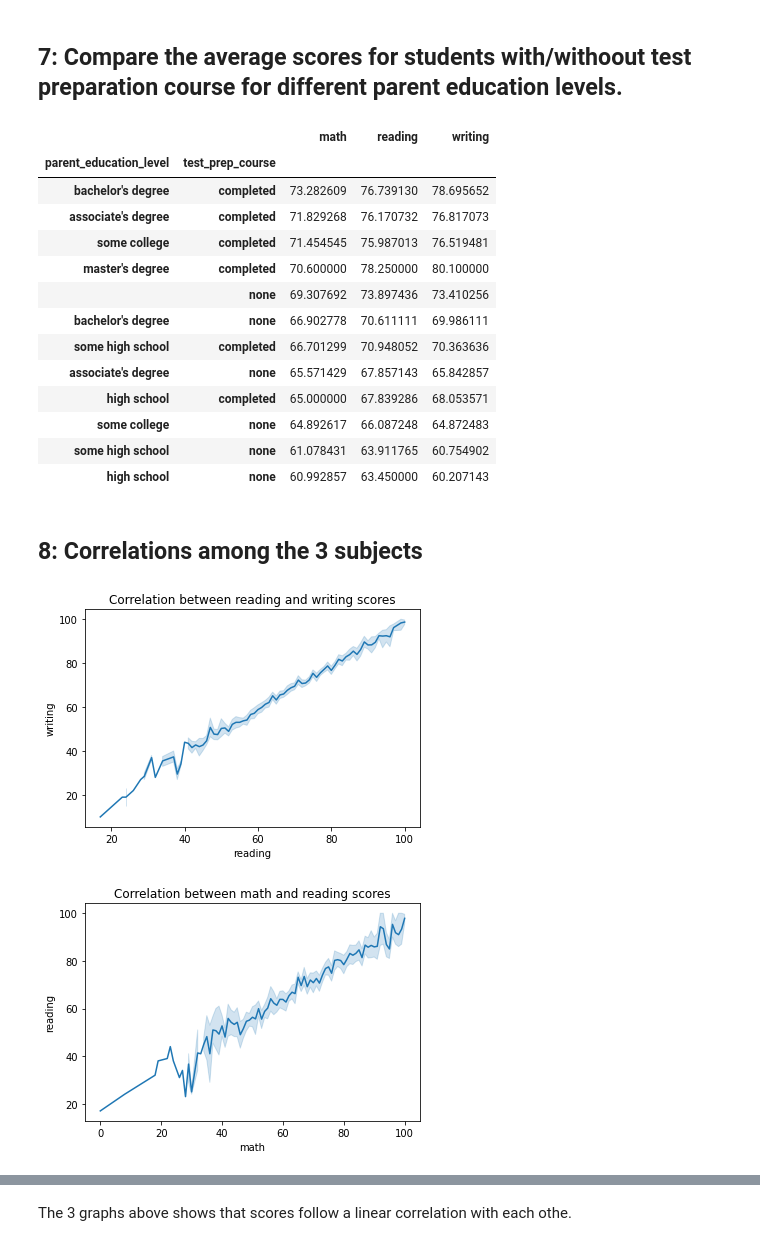
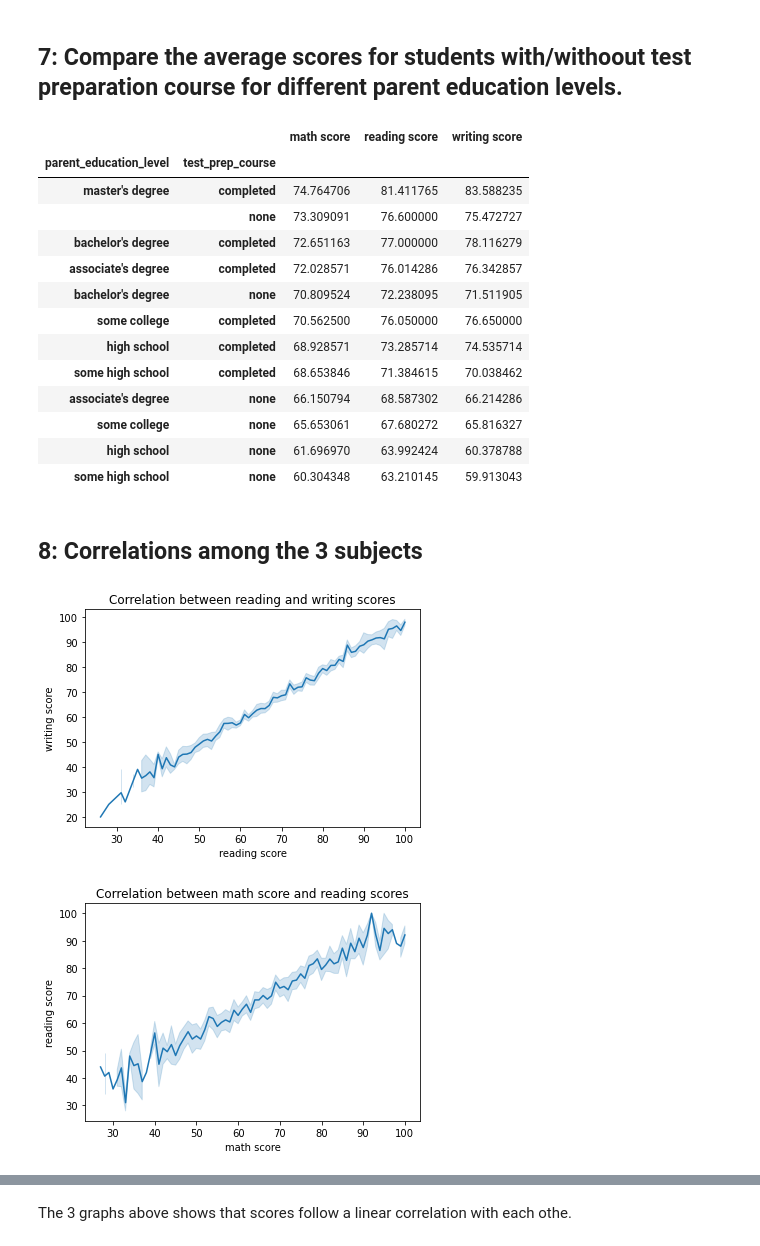
Before and after one commit to JustSp3cial/Student-Performance-Analysis, a Jupyter notebook: student-performance-analysis.ipynb, the cells around one changed output, grey strips where cells are left out. Cells and saved outputs as stored; diff of their text form; code cells hidden in the pictures.

```diff
--- a/student-performance-analysis.ipynb
+++ b/student-performance-analysis.ipynb
@@ -31,6 +31,6 @@ import matplotlib.pyplot as plt
 import seaborn as sns
 
 # Reading in the data
-df = pd.read_csv('data/exams.csv')
+df = pd.read_csv('exams.csv')
 df.head()
 # %% [output]
@@ -55,6 +55,6 @@ df.describe()
 # %% [markdown]
 A column  titled **average_score** is added to the dataset. This will be used in ralation to other categorical variables in the dataset.
 # %%
-df['average_score'] =(df['math'] + df['writing'] + df['reading']) / 3
+df['average_score'] =(df['math score'] + df['writing score'] + df['reading score']) / 3
 df
 # %% [output]
@@ -160,31 +161,31 @@ It can be deduced that the higher the parent education level, the better the stu
 # %% [markdown]
 ## 7: Compare the average scores for students with/withoout test preparation course for different parent education levels.
 # %%
-df_1 = df.groupby(['parent_education_level', 'test_prep_course'])[['math', 'reading', 'writing']].mean()
-df_1.sort_values('math', ascending = False)
+df_1 = df.groupby(['parent_education_level', 'test_prep_course'])[['math score', 'reading score', 'writing score']].mean()
+df_1.sort_values('math score', ascending = False)
 # %% [output]
-|  |  | math | reading | writing |
+|  |  | math score | reading score | writing score |
 | parent_education_level | test_prep_course |  |  |  |
-| bachelor's degree | completed | 73.282609 | 76.739130 | 78.695652 |
-| associate's degree | completed | 71.829268 | 76.170732 | 76.817073 |
-| some college | completed | 71.454545 | 75.987013 | 76.519481 |
-| master's degree | completed | 70.600000 | 78.250000 | 80.100000 |
-|  | none | 69.307692 | 73.897436 | 73.410256 |
-| bachelor's degree | none | 66.902778 | 70.611111 | 69.986111 |
-| some high school | completed | 66.701299 | 70.948052 | 70.363636 |
-| associate's degree | none | 65.571429 | 67.857143 | 65.842857 |
-| high school | completed | 65.000000 | 67.839286 | 68.053571 |
-| some college | none | 64.892617 | 66.087248 | 64.872483 |
-| some high school | none | 61.078431 | 63.911765 | 60.754902 |
-| high school | none | 60.992857 | 63.450000 | 60.207143 |
+| master's degree | completed | 74.764706 | 81.411765 | 83.588235 |
+|  | none | 73.309091 | 76.600000 | 75.472727 |
+| bachelor's degree | completed | 72.651163 | 77.000000 | 78.116279 |
+| associate's degree | completed | 72.028571 | 76.014286 | 76.342857 |
+| bachelor's degree | none | 70.809524 | 72.238095 | 71.511905 |
+| some college | completed | 70.562500 | 76.050000 | 76.650000 |
+| high school | completed | 68.928571 | 73.285714 | 74.535714 |
+| some high school | completed | 68.653846 | 71.384615 | 70.038462 |
+| associate's degree | none | 66.150794 | 68.587302 | 66.214286 |
+| some college | none | 65.653061 | 67.680272 | 65.816327 |
+| high school | none | 61.696970 | 63.992424 | 60.378788 |
+| some high school | none | 60.304348 | 63.210145 | 59.913043 |
 # %% [markdown]
 ## 8: Correlations among the 3 subjects
 # %%
-sns.lineplot(x = 'reading', y = 'writing', data = df).set(title='Correlation between reading and writing scores');
+sns.lineplot(x = 'reading score', y = 'writing score', data = df).set(title='Correlation between reading and writing scores');
 # %% [output]
-[figure, old version]
+[figure, new version]
 # %%
-sns.lineplot(x = 'math', y = 'reading', data = df).set(title='Correlation between math and reading scores');
+sns.lineplot(x = 'math score', y = 'reading score', data = df).set(title='Correlation between math score and reading scores');
 # %% [output]
-[figure, old version]
+[figure, new version]
 # %%
```
Also changed, not shown: parts of 12 cells of this notebook, 1 other file.
